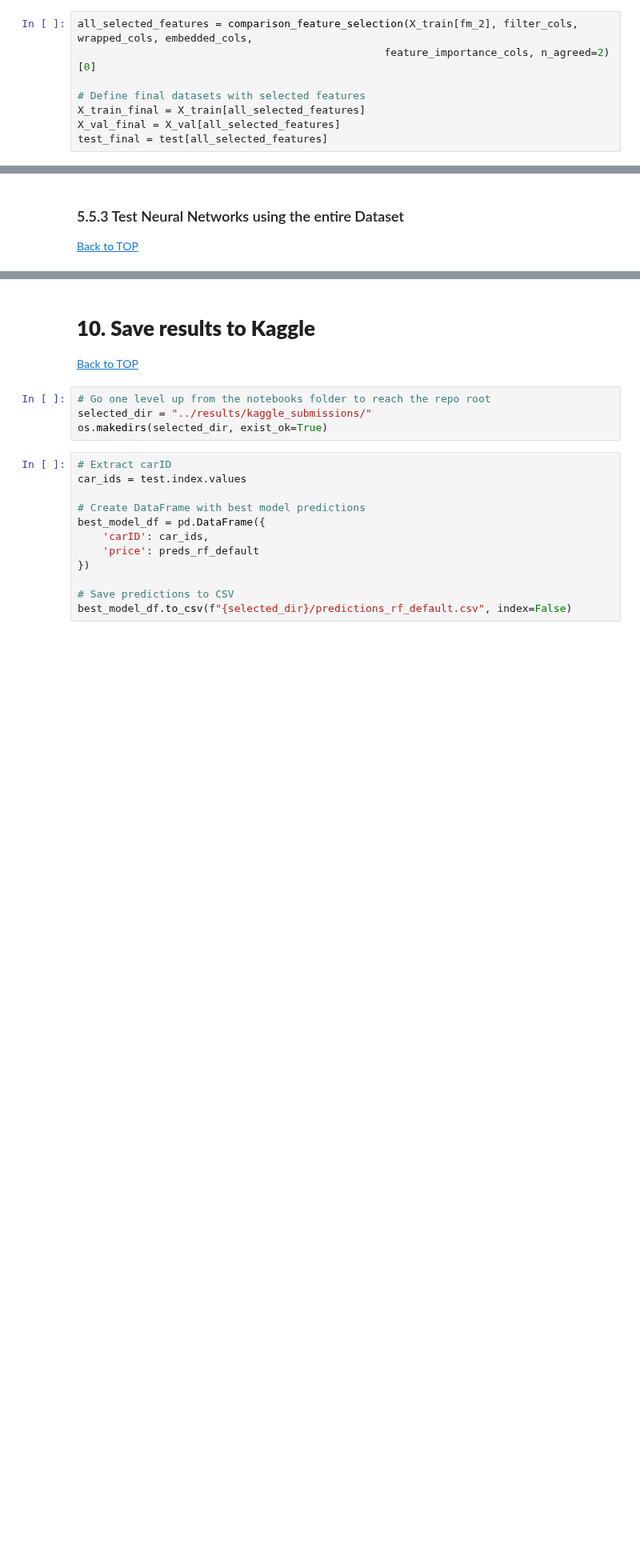
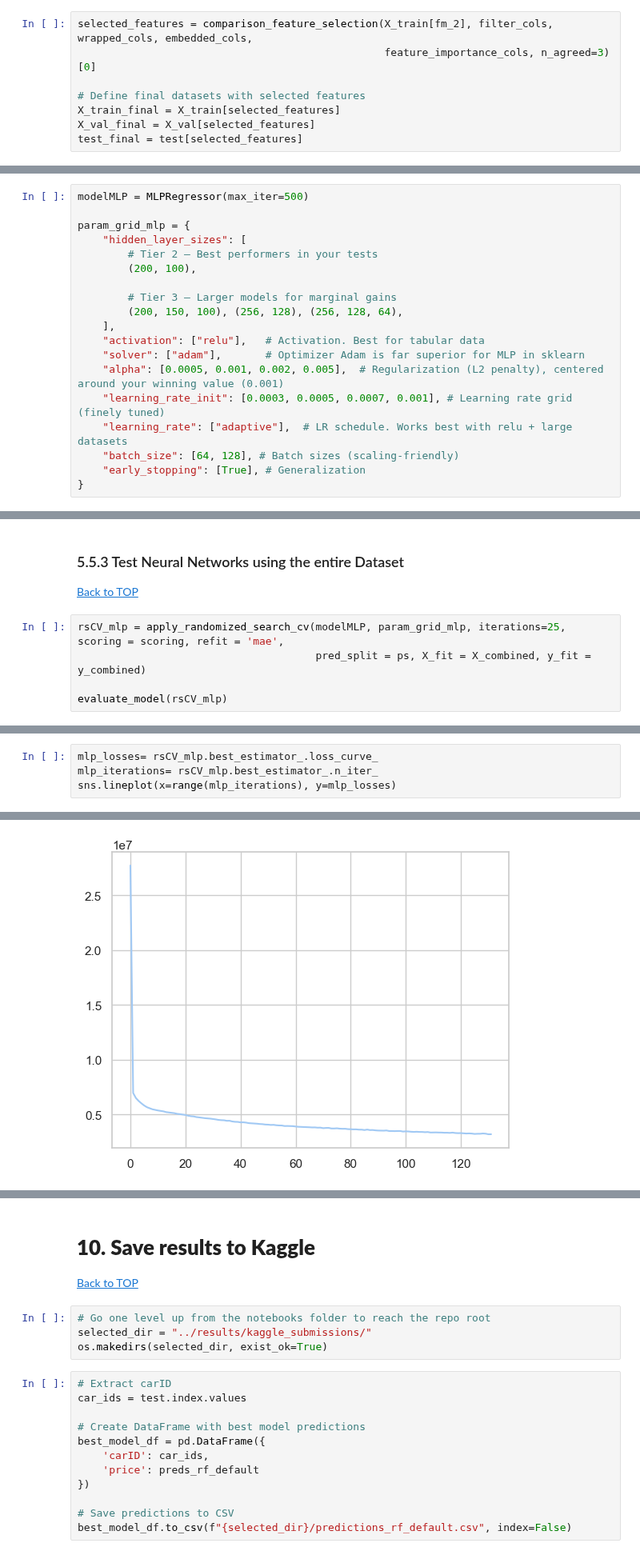
Before and after one commit to mariamiguel720/Machine-Learning-Project-25-26, a Jupyter notebook: ENTREGA FINAL/notebooks/Notebook_Compilado_Maria.ipynb, the cells around one changed output, grey strips where cells are left out. Shown at 80% size. Saved outputs shown, nothing was run; the diff lists cells and outputs as text; blank space fills up the shorter version.

```diff
--- a/ENTREGA FINAL/notebooks/Notebook_Compilado_Maria.ipynb
+++ b/ENTREGA FINAL/notebooks/Notebook_Compilado_Maria.ipynb
@@ -881,8 +864,8 @@ Selected features: ['year', 'mileage', 'mpg', 'engineSize', 'is_recent_car', 'is
 # %%
-all_selected_features = comparison_feature_selection(X_train[fm_2], filter_cols, wrapped_cols, embedded_cols,
-                                                 feature_importance_cols, n_agreed=2)[0]
+selected_features = comparison_feature_selection(X_train[fm_2], filter_cols, wrapped_cols, embedded_cols,
+                                                 feature_importance_cols, n_agreed=3)[0]
 
 # Define final datasets with selected features
-X_train_final = X_train[all_selected_features]
-X_val_final = X_val[all_selected_features]
-test_final = test[all_selected_features]
+X_train_final = X_train[selected_features]
+X_val_final = X_val[selected_features]
+test_final = test[selected_features]
@@ -1380,6 +1887,25 @@ param_grid_knn = {
 
 [Back to TOP](#TOP)
 </a>
+# %%
+modelMLP = MLPRegressor(max_iter=500)
+
+param_grid_mlp = {
+    "hidden_layer_sizes": [
+        # Tier 2 — Best performers in your tests
+        (200, 100),
+
+        # Tier 3 — Larger models for marginal gains
+        (200, 150, 100), (256, 128), (256, 128, 64),
+    ],
+    "activation": ["relu"],   # Activation. Best for tabular data
+    "solver": ["adam"],       # Optimizer Adam is far superior for MLP in sklearn
+    "alpha": [0.0005, 0.001, 0.002, 0.005],  # Regularization (L2 penalty), centered around your winning value (0.001)
+    "learning_rate_init": [0.0003, 0.0005, 0.0007, 0.001], # Learning rate grid (finely tuned)
+    "learning_rate": ["adaptive"],  # LR schedule. Works best with relu + large datasets
+    "batch_size": [64, 128], # Batch sizes (scaling-friendly)
+    "early_stopping": [True], # Generalization
+}
 # %% [markdown]
 <a class="anchor" id="5_5_2">
 
@@ -1394,3 +1943,8 @@ param_grid_knn = {
 
 [Back to TOP](#TOP)
 </a>
+# %%
+rsCV_mlp = apply_randomized_search_cv(modelMLP, param_grid_mlp, iterations=25, scoring = scoring, refit = 'mae',
+                                      pred_split = ps, X_fit = X_combined, y_fit = y_combined)
+
+evaluate_model(rsCV_mlp)
@@ -1396,0 +1969,5 @@ param_grid_knn = {
+# %%
+mlp_losses= rsCV_mlp.best_estimator_.loss_curve_
+mlp_iterations= rsCV_mlp.best_estimator_.n_iter_
+sns.lineplot(x=range(mlp_iterations), y=mlp_losses)
+# %% [output]
@@ -1396,0 +1975 @@ param_grid_knn = {
+[figure, added]
```
Also changed, not shown: parts of 77 cells of this notebook.
